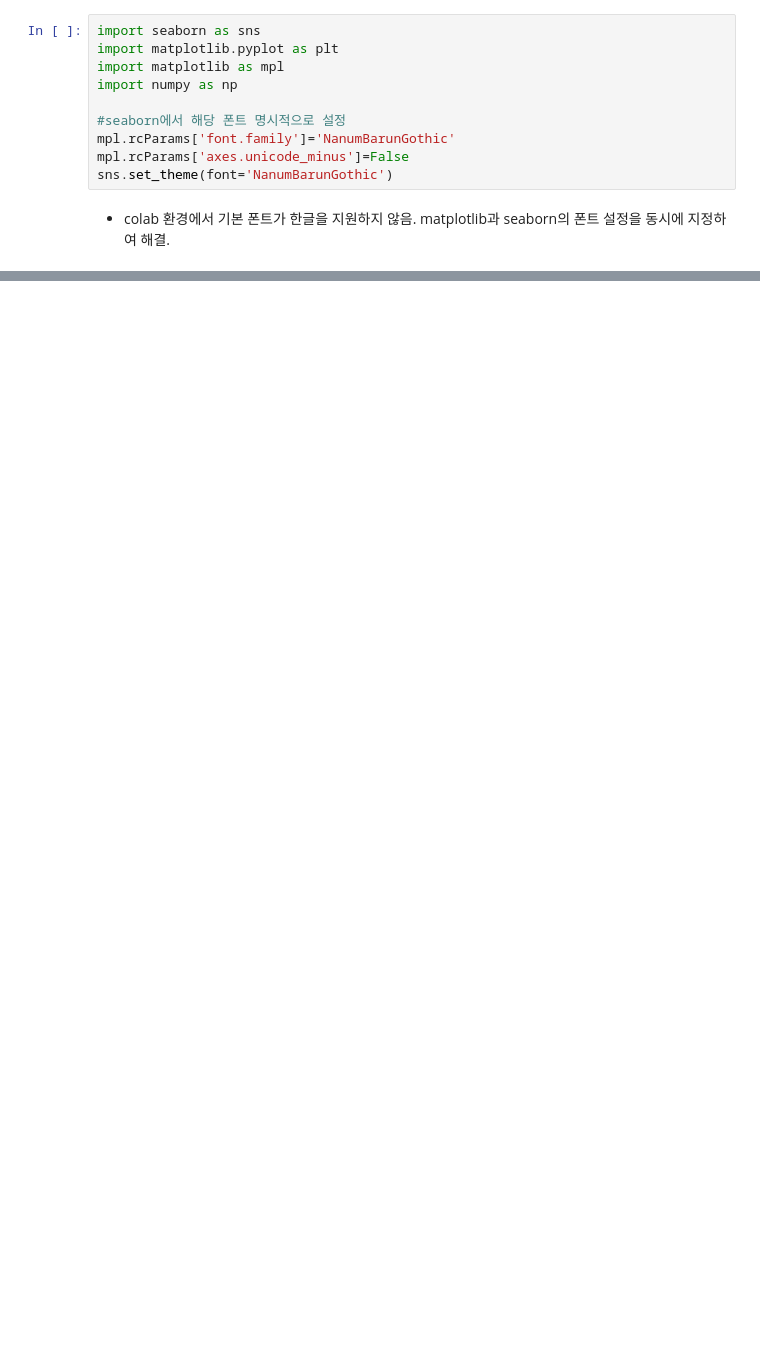
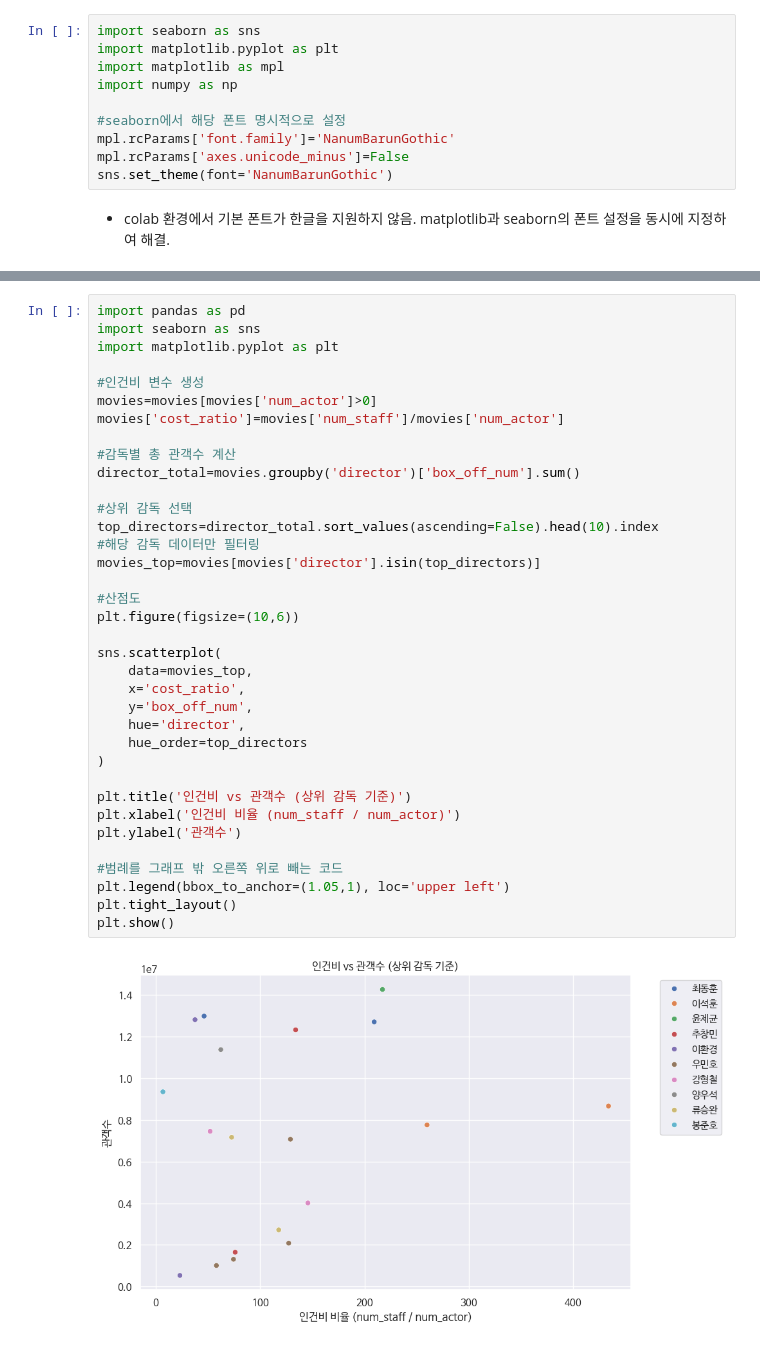
Before and after one commit to oooinr4018-web/-1, a Jupyter notebook: YB_2조_mini_project의_사본.ipynb, the cells around one changed output, grey strips where cells are left out. Drawn from its saved outputs; the diff is of its cells as text; blank space fills up the shorter version.

```diff
--- a/YB_2조_mini_project의_사본.ipynb
+++ b/YB_2조_mini_project의_사본.ipynb
@@ -745,0 +693,38 @@ plt.show()
+# %%
+import pandas as pd
+import seaborn as sns
+import matplotlib.pyplot as plt
+
+#인건비 변수 생성
+movies=movies[movies['num_actor']>0]
+movies['cost_ratio']=movies['num_staff']/movies['num_actor']
+
+#감독별 총 관객수 계산
+director_total=movies.groupby('director')['box_off_num'].sum()
+
+#상위 감독 선택
+top_directors=director_total.sort_values(ascending=False).head(10).index
+#해당 감독 데이터만 필터링
+movies_top=movies[movies['director'].isin(top_directors)]
+
+#산점도
+plt.figure(figsize=(10,6))
+
+sns.scatterplot(
+    data=movies_top,
+    x='cost_ratio',
+    y='box_off_num',
+    hue='director',
+    hue_order=top_directors
+)
+
+plt.title('인건비 vs 관객수 (상위 감독 기준)')
+plt.xlabel('인건비 비율 (num_staff / num_actor)')
+plt.ylabel('관객수')
+
+#범례를 그래프 밖 오른쪽 위로 빼는 코드
+plt.legend(bbox_to_anchor=(1.05,1), loc='upper left')
+plt.tight_layout()
+plt.show()
+# %% [output]
+[figure, added]
```
Also changed, not shown: parts of 13 cells of this notebook.
